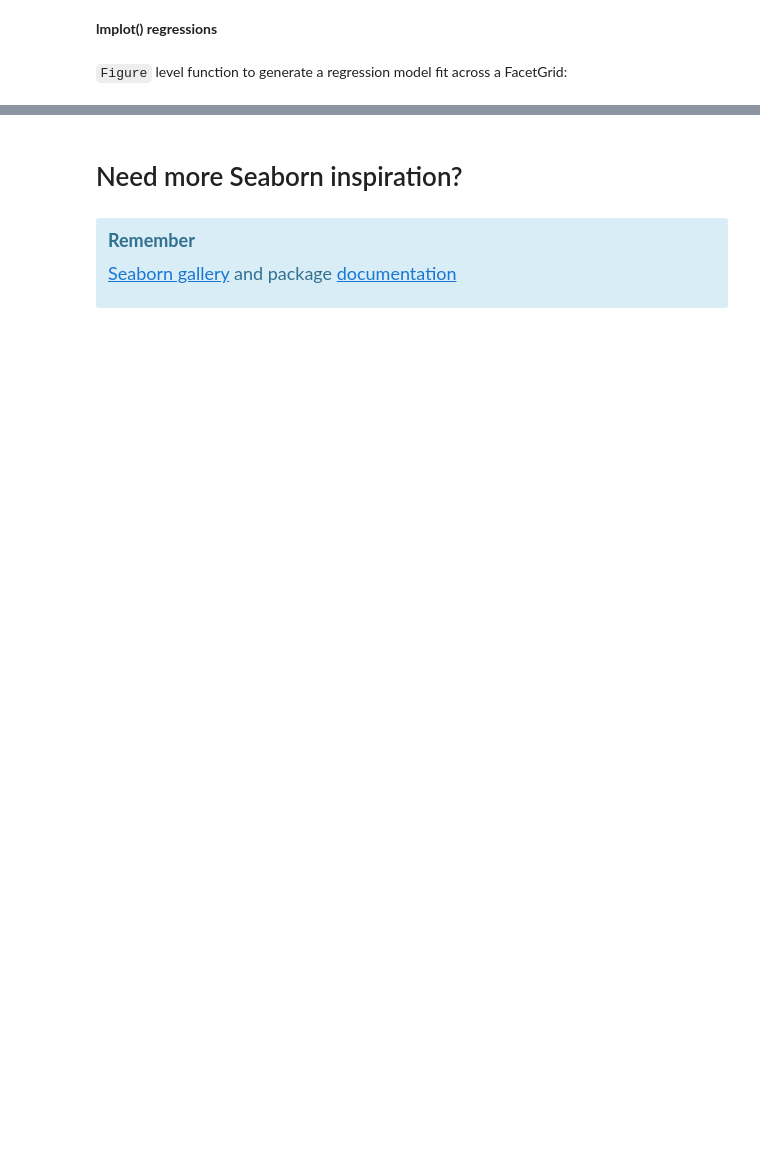
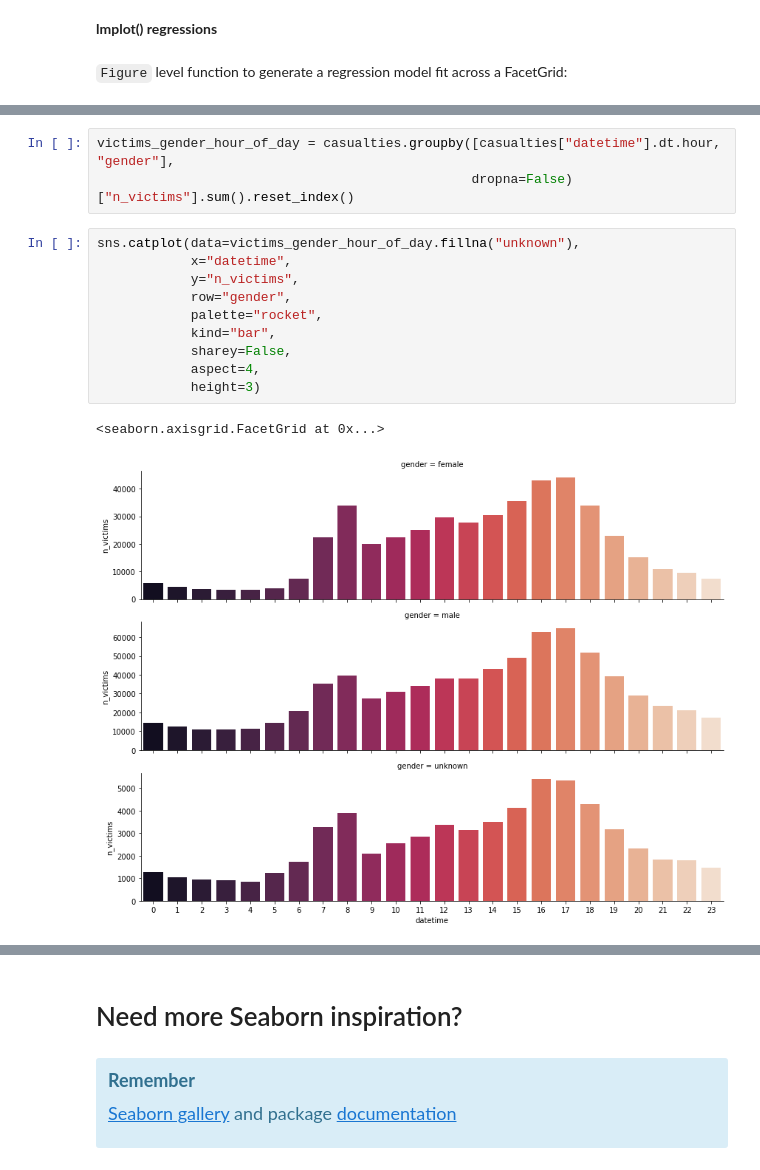
Before and after one commit to jorisvandenbossche/course-python-data, a Jupyter notebook: notebooks/visualization_02_seaborn.ipynb, the cells around one changed output, grey strips where cells are left out. Saved outputs shown, nothing was run; the diff lists cells and outputs as text; blank space fills up the shorter version.

```diff
--- a/notebooks/visualization_02_seaborn.ipynb
+++ b/notebooks/visualization_02_seaborn.ipynb
@@ -332,0 +425,16 @@ g = sns.lmplot(
+# %%
+victims_gender_hour_of_day = casualties.groupby([casualties["datetime"].dt.hour, "gender"],
+                                                dropna=False)["n_victims"].sum().reset_index()
+# %%
+sns.catplot(data=victims_gender_hour_of_day.fillna("unknown"),
+            x="datetime",
+            y="n_victims",
+            row="gender",
+            palette="rocket",
+            kind="bar",
+            sharey=False,
+            aspect=4,
+            height=3)
+# %% [output]
+<seaborn.axisgrid.FacetGrid at 0x...>
+[figure, added]
```
Also changed, not shown: parts of 31 cells of this notebook, 1 other file.
